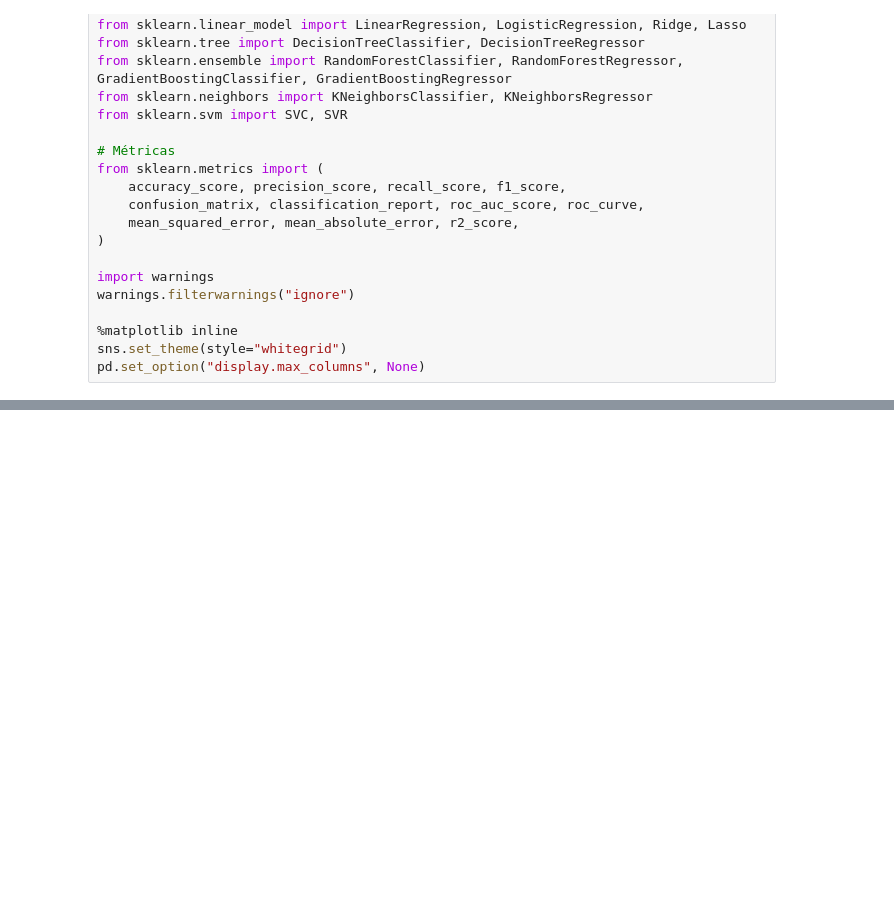
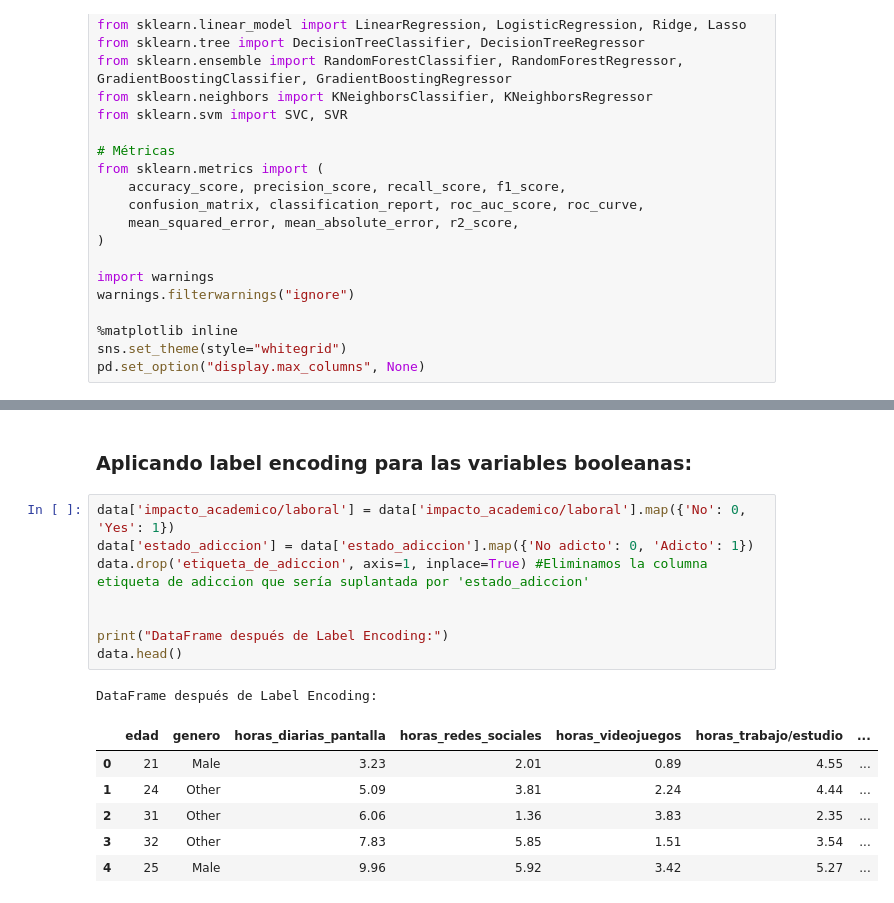
Before and after one commit to frankrubio/Smartphone-use-prediction-UTEC, a Jupyter notebook: project_p2/p2.ipynb, the cells around one changed output, grey strips where cells are left out. Saved outputs shown, nothing was run; the diff lists cells and outputs as text; blank space fills up the shorter version.

```diff
--- a/project_p2/p2.ipynb
+++ b/project_p2/p2.ipynb
@@ -40,0 +80,18 @@ pd.set_option("display.max_columns", None)
+# %% [markdown]
+### Aplicando label encoding para las variables booleanas:
+# %%
+data['impacto_academico/laboral'] = data['impacto_academico/laboral'].map({'No': 0, 'Yes': 1})
+data['estado_adiccion'] = data['estado_adiccion'].map({'No adicto': 0, 'Adicto': 1})
+data.drop('etiqueta_de_adiccion', axis=1, inplace=True) #Eliminamos la columna etiqueta de adiccion que sería suplantada por 'estado_adiccion'
+
+
+print("DataFrame después de Label Encoding:")
+data.head()
+# %% [output]
+DataFrame después de Label Encoding:
+|  | edad | genero | horas_diarias_pantalla | horas_redes_sociales | horas_videojuegos | horas_trabajo/estudio | ... |
+| 0 | 21 | Male | 3.23 | 2.01 | 0.89 | 4.55 | ... |
+| 1 | 24 | Other | 5.09 | 3.81 | 2.24 | 4.44 | ... |
+| 2 | 31 | Other | 6.06 | 1.36 | 3.83 | 2.35 | ... |
+| 3 | 32 | Other | 7.83 | 5.85 | 1.51 | 3.54 | ... |
+| 4 | 25 | Male | 9.96 | 5.92 | 3.42 | 5.27 | ... |
```
Also changed, not shown: parts of 5 cells of this notebook.
